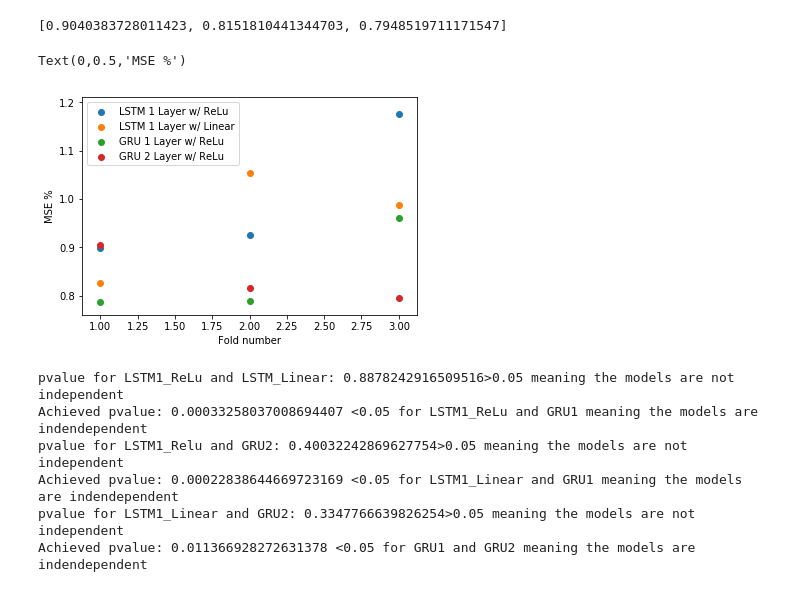
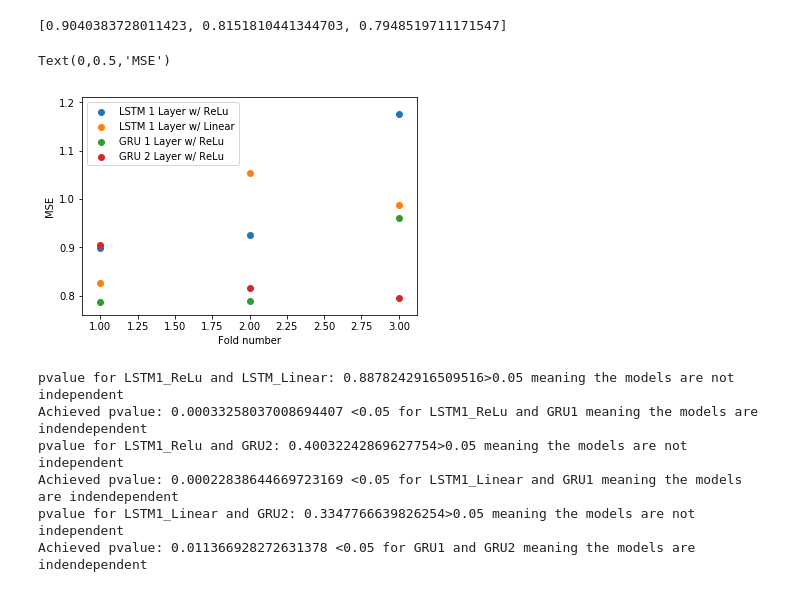
Before and after one commit to popov95s/CSE5324-Labs, a Jupyter notebook: lab-seven/RNN-Copy2.ipynb, the cells around one changed output. Drawn from its saved outputs; the diff is of its cells as text; code cells hidden in the pictures.

Commit message:
Small fixes to text

```diff
--- a/lab-seven/RNN-Copy2.ipynb
+++ b/lab-seven/RNN-Copy2.ipynb
@@ -660,14 +660,14 @@ print(mse_gru2)
 # %%
 plt.scatter([x for x in range(1,4)], mse1, label='LSTM 1 Layer w/ ReLu')
 plt.scatter([x for x in range(1,4)], mse_lstm2, label='LSTM 1 Layer w/ Linear')
 plt.scatter([x for x in range(1,4)], mse_gru,label='GRU 1 Layer w/ ReLu')
 plt.scatter([x for x in range(1,4)], mse_gru2, label='GRU 2 Layer w/ ReLu')
 plt.legend()
 plt.xlabel('Fold number')
-plt.ylabel('MSE %')
+plt.ylabel('MSE')
 # %% [output]
-Text(0,0.5,'MSE %')
+Text(0,0.5,'MSE')
-[figure, old version]
+[figure, new version]
 # %%
 from scipy import stats
 
```
Also changed, not shown: parts of 1 cell of this notebook.
